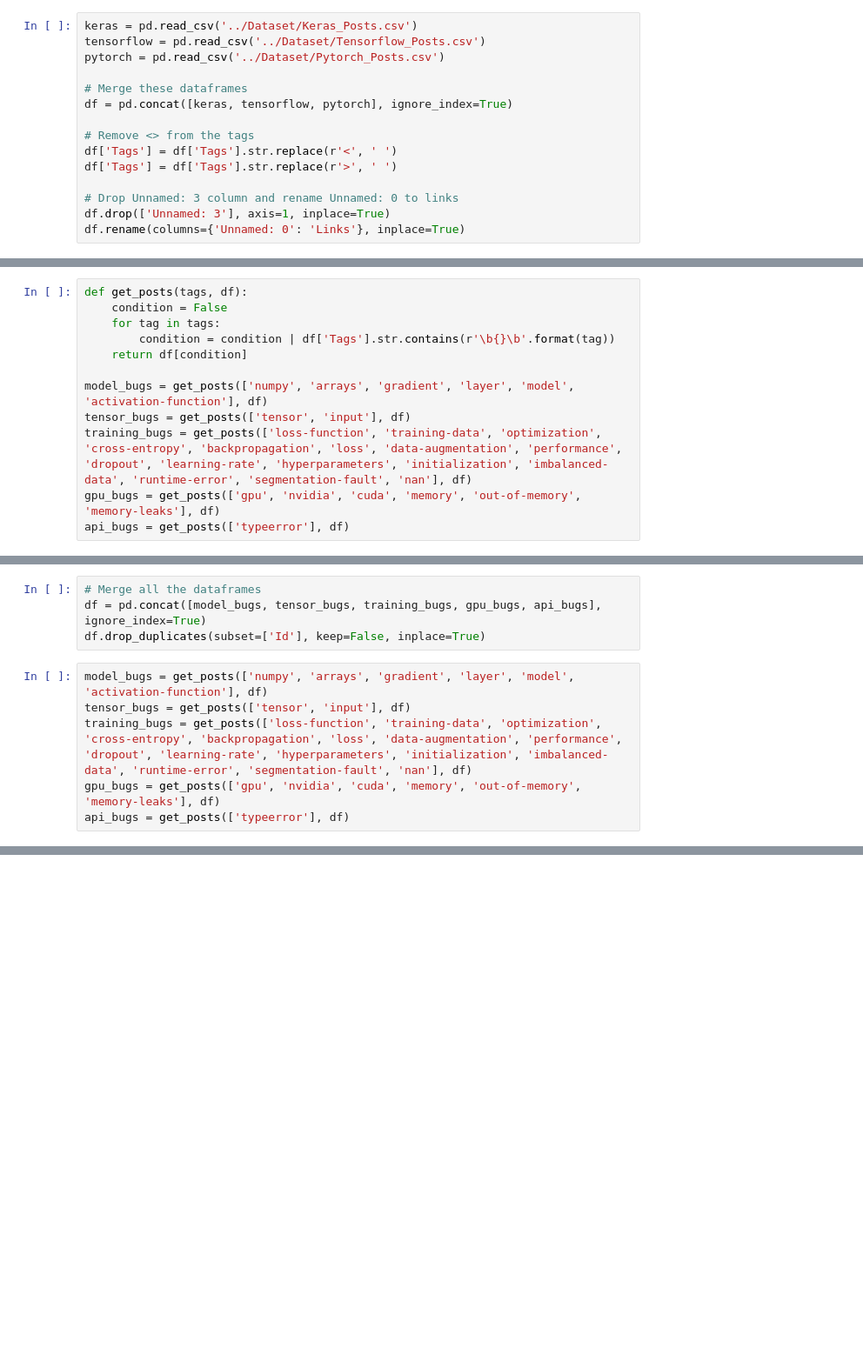
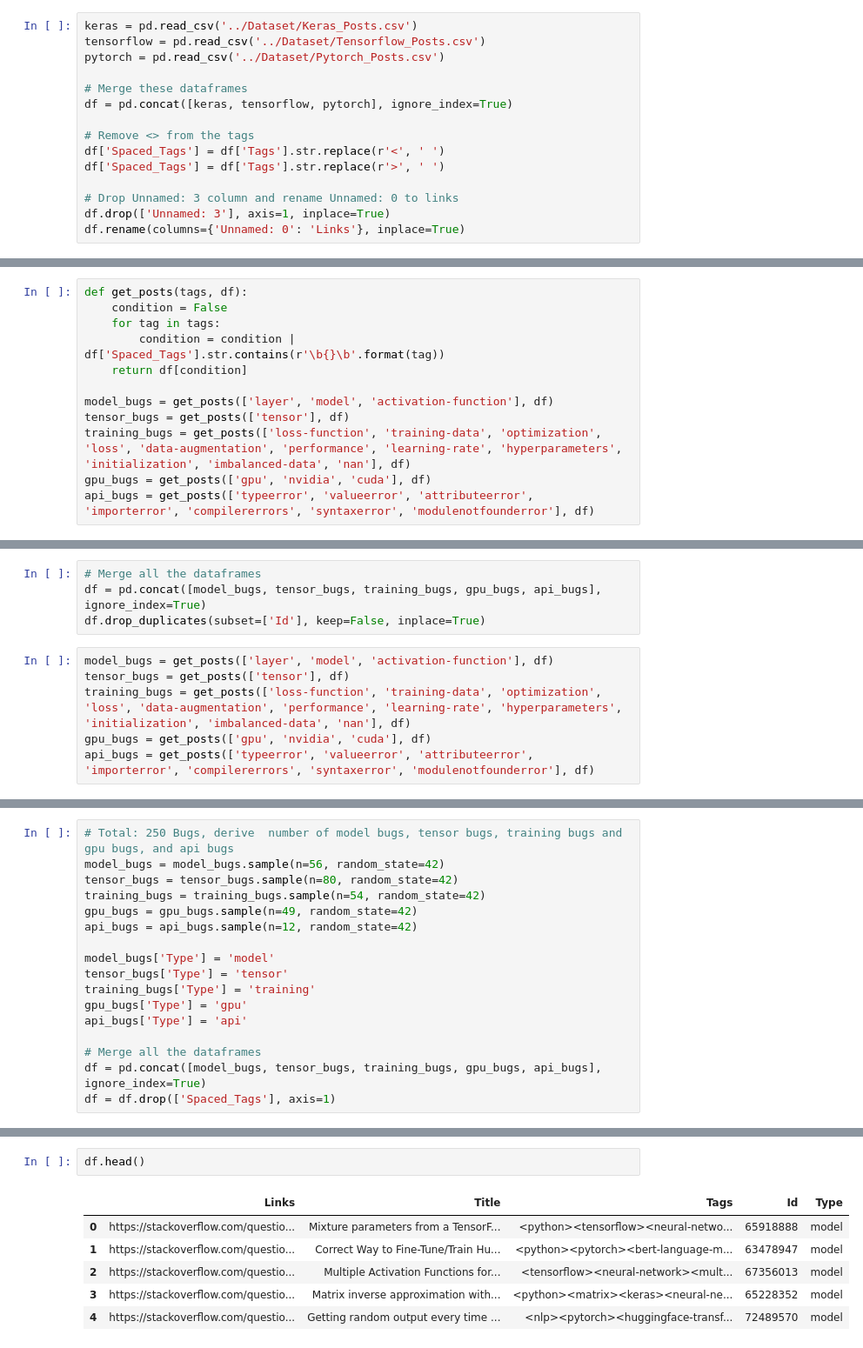
Before and after one commit to RAISEDAL/Bug_Reproducibility_DL_Bugs, a Jupyter notebook: Analysis/01_Dataset_Analysis.ipynb, the cells around one changed output, grey strips where cells are left out. Shown at 87% size. Saved outputs shown, nothing was run; the diff lists cells and outputs as text; blank space fills up the shorter version.

```diff
--- a/Analysis/01_Dataset_Analysis.ipynb
+++ b/Analysis/01_Dataset_Analysis.ipynb
@@ -132,8 +132,8 @@ pytorch = pd.read_csv('../Dataset/Pytorch_Posts.csv')
 df = pd.concat([keras, tensorflow, pytorch], ignore_index=True)
 
 # Remove <> from the tags
-df['Tags'] = df['Tags'].str.replace(r'<', ' ')
-df['Tags'] = df['Tags'].str.replace(r'>', ' ')
+df['Spaced_Tags'] = df['Tags'].str.replace(r'<', ' ')
+df['Spaced_Tags'] = df['Tags'].str.replace(r'>', ' ')
 
 # Drop Unnamed: 3 column and rename Unnamed: 0 to links
 df.drop(['Unnamed: 3'], axis=1, inplace=True)
@@ -147,14 +147,14 @@ for index, row in df.iterrows():
 def get_posts(tags, df):
     condition = False
     for tag in tags:
-        condition = condition | df['Tags'].str.contains(r'\b{}\b'.format(tag))
+        condition = condition | df['Spaced_Tags'].str.contains(r'\b{}\b'.format(tag))
     return df[condition]
 
-model_bugs = get_posts(['numpy', 'arrays', 'gradient', 'layer', 'model', 'activation-function'], df)
-tensor_bugs = get_posts(['tensor', 'input'], df)
-training_bugs = get_posts(['loss-function', 'training-data', 'optimization', 'cross-entropy', 'backpropagation', 'loss', 'data-augmentation', 'performance', 'dropout', 'learning-rate', 'hyperparameters', 'initialization', 'imbalanced-data', 'runtime-error', 'segmentation-fault', 'nan'], df)
-gpu_bugs = get_posts(['gpu', 'nvidia', 'cuda', 'memory', 'out-of-memory', 'memory-leaks'], df)
-api_bugs = get_posts(['typeerror'], df)
+model_bugs = get_posts(['layer', 'model', 'activation-function'], df)
+tensor_bugs = get_posts(['tensor'], df)
+training_bugs = get_posts(['loss-function', 'training-data', 'optimization', 'loss', 'data-augmentation', 'performance', 'learning-rate', 'hyperparameters', 'initialization', 'imbalanced-data', 'nan'], df)
+gpu_bugs = get_posts(['gpu', 'nvidia', 'cuda'], df)
+api_bugs = get_posts(['typeerror', 'valueerror', 'attributeerror', 'importerror', 'compilererrors', 'syntaxerror', 'modulenotfounderror'], df)
 # %%
 print (f'Number of Model Bugs: {len(model_bugs)}')
 print (f'Number of Tensor & Input Bugs: {len(tensor_bugs)}')
@@ -224,11 +224,11 @@ Number of Common Posts between GPU & API: 0
 df = pd.concat([model_bugs, tensor_bugs, training_bugs, gpu_bugs, api_bugs], ignore_index=True)
 df.drop_duplicates(subset=['Id'], keep=False, inplace=True)
 # %%
-model_bugs = get_posts(['numpy', 'arrays', 'gradient', 'layer', 'model', 'activation-function'], df)
-tensor_bugs = get_posts(['tensor', 'input'], df)
-training_bugs = get_posts(['loss-function', 'training-data', 'optimization', 'cross-entropy', 'backpropagation', 'loss', 'data-augmentation', 'performance', 'dropout', 'learning-rate', 'hyperparameters', 'initialization', 'imbalanced-data', 'runtime-error', 'segmentation-fault', 'nan'], df)
-gpu_bugs = get_posts(['gpu', 'nvidia', 'cuda', 'memory', 'out-of-memory', 'memory-leaks'], df)
-api_bugs = get_posts(['typeerror'], df)
+model_bugs = get_posts(['layer', 'model', 'activation-function'], df)
+tensor_bugs = get_posts(['tensor'], df)
+training_bugs = get_posts(['loss-function', 'training-data', 'optimization', 'loss', 'data-augmentation', 'performance', 'learning-rate', 'hyperparameters', 'initialization', 'imbalanced-data', 'nan'], df)
+gpu_bugs = get_posts(['gpu', 'nvidia', 'cuda'], df)
+api_bugs = get_posts(['typeerror', 'valueerror', 'attributeerror', 'importerror', 'compilererrors', 'syntaxerror', 'modulenotfounderror'], df)
 # %%
 print (f'Number of Unique Model Bugs: {len(model_bugs)}')
 print (f'Number of Unique Tensor & Input Bugs: {len(tensor_bugs)}')
@@ -243,0 +259,17 @@ Number of API Bugs: 13
+# %%
+# Total: 250 Bugs, derive  number of model bugs, tensor bugs, training bugs and gpu bugs, and api bugs
+model_bugs = model_bugs.sample(n=56, random_state=42)
+tensor_bugs = tensor_bugs.sample(n=80, random_state=42)
+training_bugs = training_bugs.sample(n=54, random_state=42)
+gpu_bugs = gpu_bugs.sample(n=49, random_state=42)
+api_bugs = api_bugs.sample(n=12, random_state=42)
+
+model_bugs['Type'] = 'model'
+tensor_bugs['Type'] = 'tensor'
+training_bugs['Type'] = 'training'
+gpu_bugs['Type'] = 'gpu'
+api_bugs['Type'] = 'api'
+
+# Merge all the dataframes
+df = pd.concat([model_bugs, tensor_bugs, training_bugs, gpu_bugs, api_bugs], ignore_index=True)
+df = df.drop(['Spaced_Tags'], axis=1)
@@ -243,0 +305,9 @@ Number of API Bugs: 13
+# %%
+df.head()
+# %% [output]
+|  | Links | Title | Tags | Id | Type |
+| 0 | https://stackoverflow.com/questio... | Mixture parameters from a TensorF... | <python><tensorflow><neural-netwo... | 65918888 | model |
+| 1 | https://stackoverflow.com/questio... | Correct Way to Fine-Tune/Train Hu... | <python><pytorch><bert-language-m... | 63478947 | model |
+| 2 | https://stackoverflow.com/questio... | Multiple Activation Functions for... | <tensorflow><neural-network><mult... | 67356013 | model |
+| 3 | https://stackoverflow.com/questio... | Matrix inverse approximation with... | <python><matrix><keras><neural-ne... | 65228352 | model |
+| 4 | https://stackoverflow.com/questio... | Getting random output every time ... | <nlp><pytorch><huggingface-transf... | 72489570 | model |
```
Also changed, not shown: parts of 7 cells of this notebook, 1 other file.
